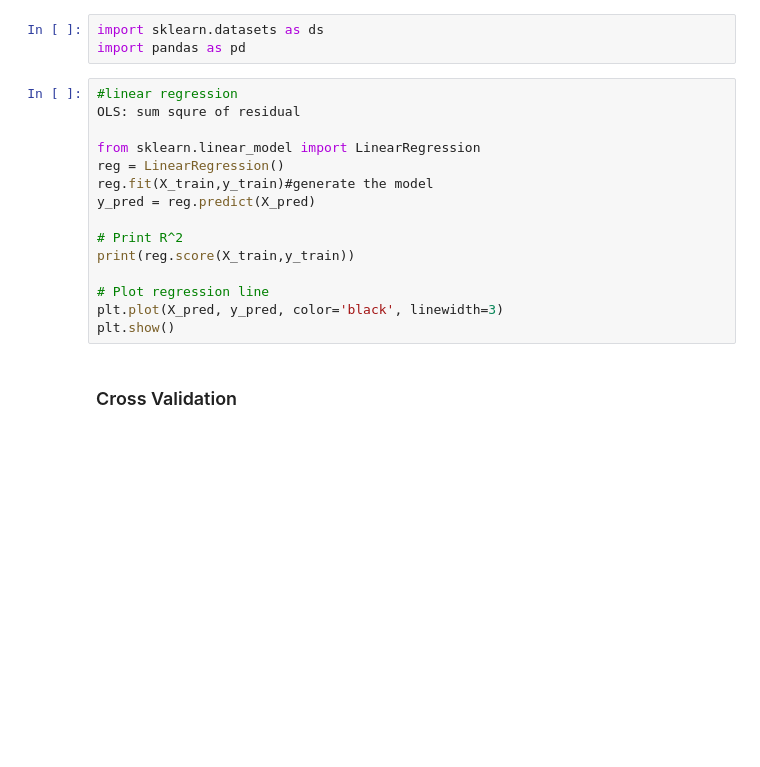
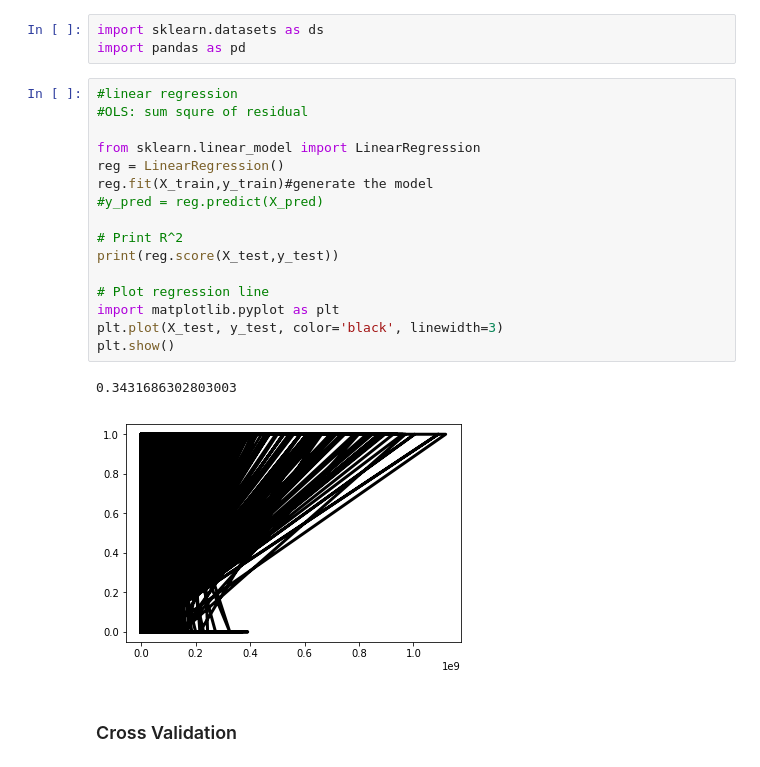
Before and after one commit to weitianyi1996/Machine-Learning-Algorithms-Notes, a Jupyter notebook: Machine Learning Algorithms Notes.ipynb, the cells around one changed output. Saved outputs shown, nothing was run; the diff lists cells and outputs as text; blank space fills up the shorter version.

```diff
--- a/Machine Learning Algorithms Notes.ipynb
+++ b/Machine Learning Algorithms Notes.ipynb
@@ -136,19 +144,23 @@ import sklearn.datasets as ds
 import pandas as pd
 # %%
 #linear regression
-OLS: sum squre of residual
+#OLS: sum squre of residual
 
 from sklearn.linear_model import LinearRegression
 reg = LinearRegression()
 reg.fit(X_train,y_train)#generate the model
-y_pred = reg.predict(X_pred)
+#y_pred = reg.predict(X_pred)
 
 # Print R^2
-print(reg.score(X_train,y_train))
+print(reg.score(X_test,y_test))
 
 # Plot regression line
-plt.plot(X_pred, y_pred, color='black', linewidth=3)
+import matplotlib.pyplot as plt
+plt.plot(X_test, y_test, color='black', linewidth=3)
 plt.show()
+# %% [output]
+0.3431686302803003
+[figure, added]
 # %% [markdown]
 ### Cross Validation
 # %%
```
Also changed, not shown: parts of 9 cells of this notebook.
